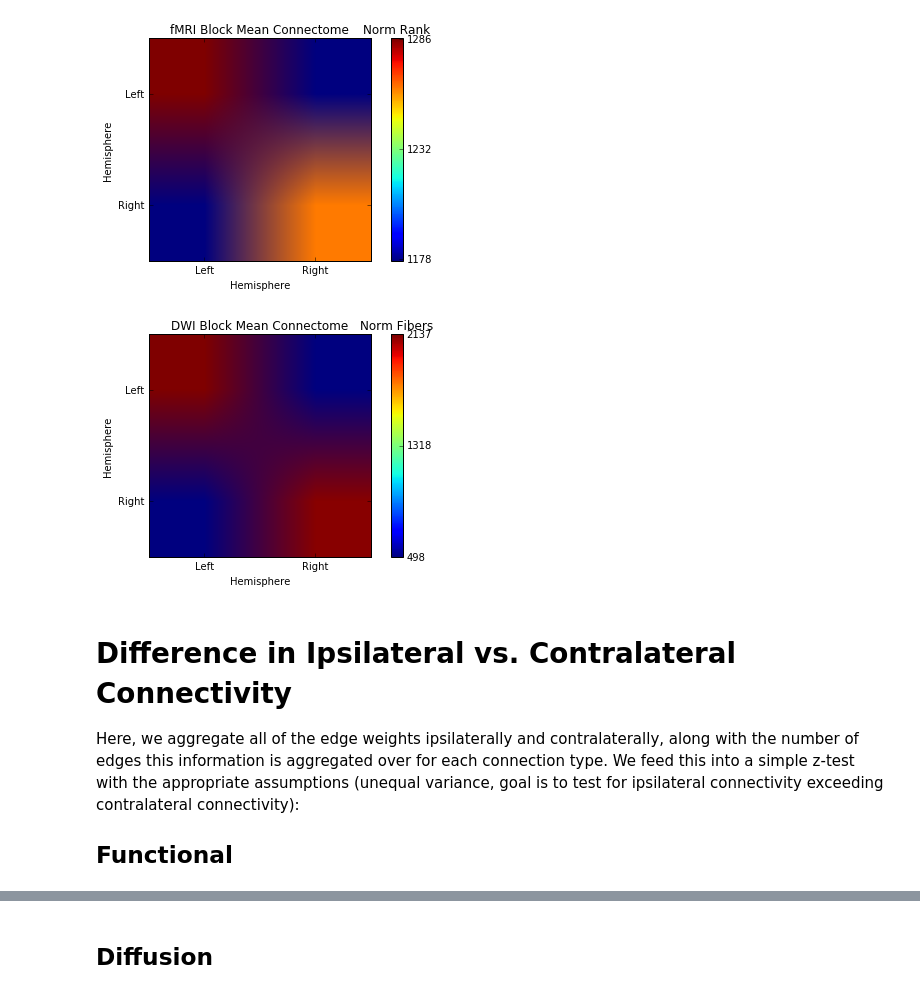
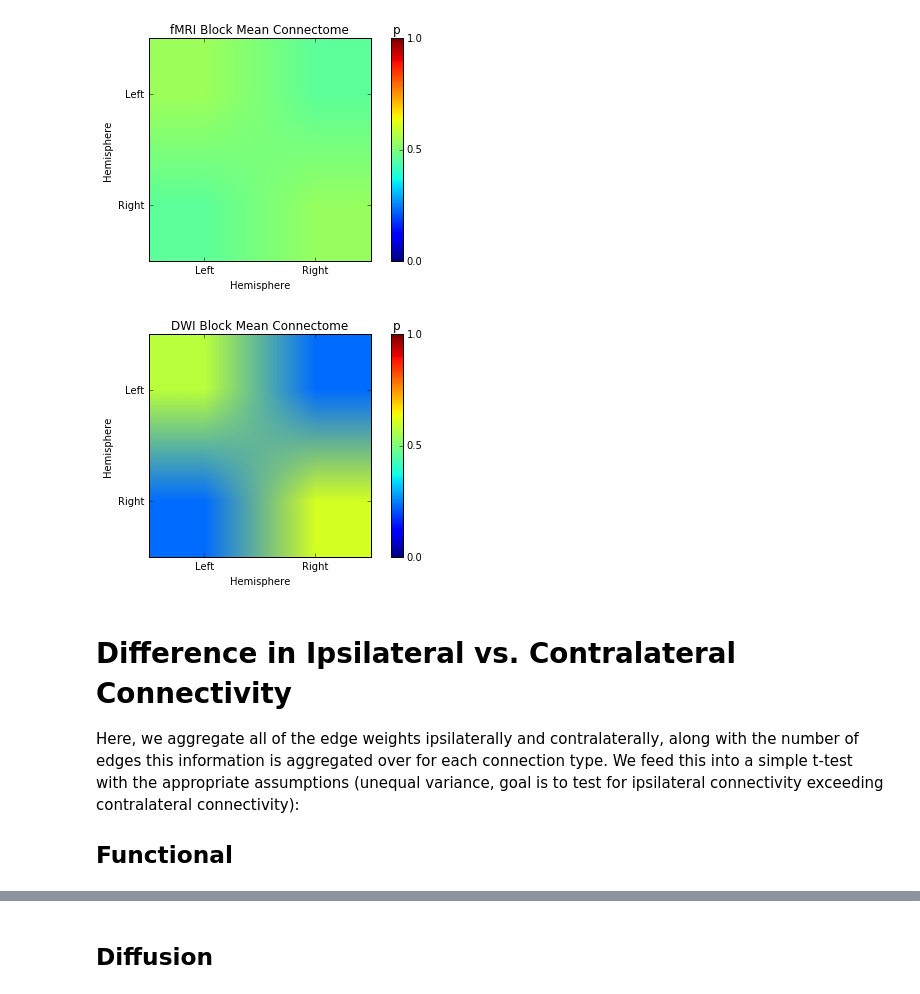
Before and after one commit to ebridge2/ndmg-paper, a Jupyter notebook: code/sbm/sbm.ipynb, the cells around one changed output, grey strips where cells are left out. Cells and saved outputs as stored; diff of their text form; code cells hidden in the pictures.

```diff
--- a/code/sbm/sbm.ipynb
+++ b/code/sbm/sbm.ipynb
@@ -95,9 +113,7 @@ argsort = np.argsort(nodes.astype(int))
 fmrimean_mtx = nx.to_numpy_matrix(fmri_mean, nodelist=nodes[argsort].tolist())
 dwimean_mtx = nx.to_numpy_matrix(dwi_mean, nodelist=nodes[argsort].tolist())
 
-# normalize
-fmrimean_mtx = fmrimean_mtx
-dwimean_mtx = dwimean_mtx
+
 
 def plot_connectome(mtx, title, xlabel, ylabel, cbart, rd=1.0, fmin=None, fmax=None, tickvals=None, ticks=None):
     fig = plt.figure()
@@ -120,9 +136,19 @@ def plot_connectome(mtx, title, xlabel, ylabel, cbart, rd=1.0, fmin=None, fmax=N
     fig.tight_layout()
     return fig
 
-fig1 = plot_connectome(fmrimean_mtx, 'fMRI Mean Connectome', 'ROI', 'ROI', 'Norm Rank')
+fmri_thresh = np.zeros(fmrimean_mtx.shape)
+midpoint = np.percentile(fmrimean_mtx.flatten(), 50)
+fmri_thresh[fmrimean_mtx >= midpoint] = 1
+fmri_thresh[fmrimean_mtx < midpoint] = 0
+
+fig1 = plot_connectome(fmri_thresh, 'fMRI Thresholded Mean Connectome', 'ROI', 'ROI', 'Edge')
 fig1.show()
 
-fig2 = plot_connectome(dwimean_mtx, 'DWI Mean Connectome', 'ROI', 'ROI', 'Norm Fibers')
+
+dwi_thresh = np.zeros(dwimean_mtx.shape)
+dwi_thresh[dwimean_mtx > 0] = 1
+dwi_thresh[dwimean_mtx <= 0] = 0
+
+fig2 = plot_connectome(dwi_thresh, 'DWI Thresholded Mean Connectome', 'ROI', 'ROI', 'Edge')
 fig2.show()
 # %% [output]
@@ -135,32 +161,32 @@ here, we will average the connectivity in the ipsilateral and contralateral hemi
 # %%
 lh = np.arange(0, 35)
 rh = np.arange(35, 70)
 fmri_blockmean = np.zeros((2, 2))
 fmri_blockstd = np.zeros((2, 2))
 dwi_blockmean = np.zeros((2, 2))
 dwi_blockstd = np.zeros((2, 2))
 
 for i, h1 in enumerate([lh, rh]):
     for j, h2 in enumerate([lh, rh]):
-        fmri_blockmean[i, j] = np.nanmean(fmrimean_mtx[i*35:(i+1)*35, j*35:(j+1)*35])
-        fmri_blockstd[i, j] = np.nanstd(fmrimean_mtx[i*35:(i+1)*35, j*35:(j+1)*35])
-        dwi_blockmean[i, j] = np.nanmean(dwimean_mtx[i*35:(i+1)*35, j*35:(j+1)*35])
-        dwi_blockstd[i, j] = np.nanstd(dwimean_mtx[i*35:(i+1)*35, j*35:(j+1)*35])
+        fmri_blockmean[i, j] = np.nanmean(fmri_thresh[i*35:(i+1)*35, j*35:(j+1)*35])
+        fmri_blockstd[i, j] = np.nanstd(fmri_thresh[i*35:(i+1)*35, j*35:(j+1)*35])
+        dwi_blockmean[i, j] = np.nanmean(dwi_thresh[i*35:(i+1)*35, j*35:(j+1)*35])
+        dwi_blockstd[i, j] = np.nanstd(dwi_thresh[i*35:(i+1)*35, j*35:(j+1)*35])
 
 ticks = ['Left', 'Right']
 tickvals = [0, 1]
-fig1 = plot_connectome(fmri_blockmean, 'fMRI Block Mean Connectome', 'Hemisphere', 'Hemisphere', 'Norm Rank', ticks=ticks, tickvals=tickvals)
+fig1 = plot_connectome(fmri_blockmean, 'fMRI Block Mean Connectome', 'Hemisphere', 'Hemisphere', 'p', ticks=ticks, tickvals=tickvals, fmin=0, fmax=1)
 fig1.show()
 
-fig2 = plot_connectome(dwi_blockmean, 'DWI Block Mean Connectome', 'Hemisphere', 'Hemisphere', 'Norm Fibers', ticks=ticks, tickvals=tickvals)
+fig2 = plot_connectome(dwi_blockmean, 'DWI Block Mean Connectome', 'Hemisphere', 'Hemisphere', 'p', ticks=ticks, tickvals=tickvals, fmin=0, fmax=1)
 fig2.show()
 # %% [output]
-[figure, old version]
+[figure, new version]
-[figure, old version]
+[figure, new version]
 # %% [markdown]
 # Difference in Ipsilateral vs. Contralateral Connectivity
 
-Here, we aggregate all of the edge weights ipsilaterally and contralaterally, along with the number of edges this information is aggregated over for each connection type. We feed this into a simple z-test with the appropriate assumptions (unequal variance, goal is to test for ipsilateral connectivity exceeding contralateral connectivity):
+Here, we aggregate all of the edge weights ipsilaterally and contralaterally, along with the number of edges this information is aggregated over for each connection type. We feed this into a simple t-test with the appropriate assumptions (unequal variance, goal is to test for ipsilateral connectivity exceeding contralateral connectivity):
 
 ## Functional
 # %%
```
Also changed, not shown: parts of 9 cells of this notebook, 22 other files.
